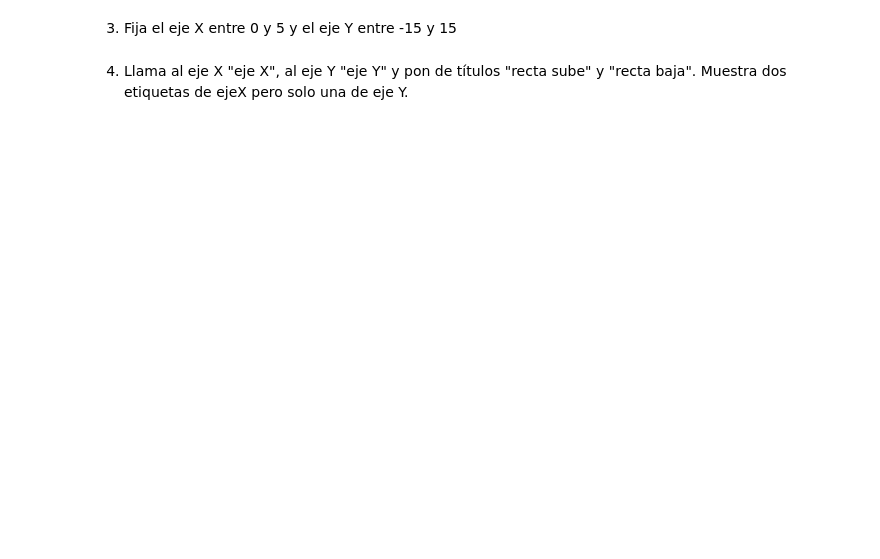
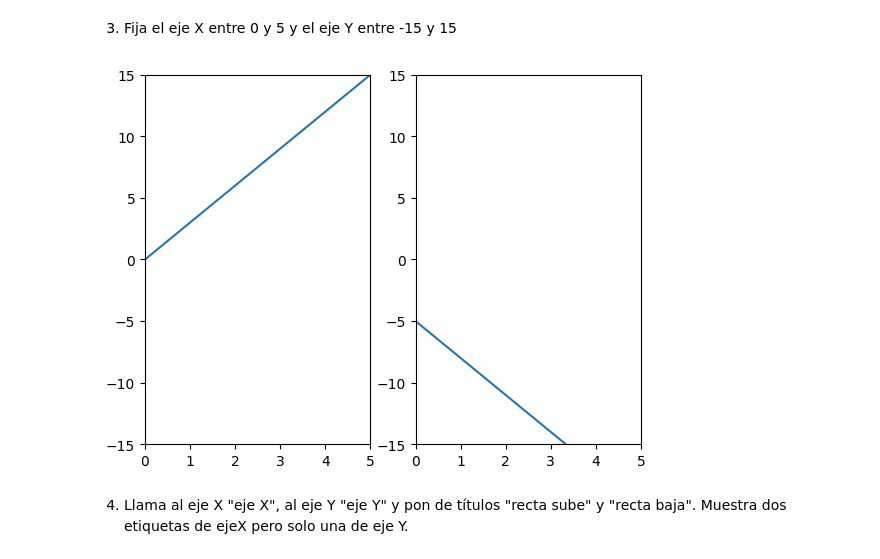
Before and after one commit to MikelTelo/dsft2409_mikeltelo, a Jupyter notebook: 2409_dsft_thebridge_core/2-Data_Analysis/6-Visualización/1-Matplotlib/ejercicios/ejercicios_Matplotlib.ipynb, the cells around one changed output. Cells and saved outputs as stored; diff of their text form; code cells hidden in the pictures; blank space fills up the shorter version.

```diff
--- a/2409_dsft_thebridge_core/2-Data_Analysis/6-Visualización/1-Matplotlib/ejercicios/ejercicios_Matplotlib.ipynb
+++ b/2409_dsft_thebridge_core/2-Data_Analysis/6-Visualización/1-Matplotlib/ejercicios/ejercicios_Matplotlib.ipynb
@@ -13,4 +56,16 @@ Elige la precisión en el eje X que desees.
 # %% [markdown]
 3. Fija el eje X entre 0 y 5 y el eje Y entre -15 y 15
+# %%
+plt.subplot(1,2,1)
+plt.plot(x, y1)
+plt.xlim(0,5)
+plt.ylim(-15,15)
+
+plt.subplot(1,2,2)
+plt.plot(x, y2)
+plt.xlim(0,5)
+plt.ylim(-15,15);
+# %% [output]
+[figure, added]
 # %% [markdown]
 4. Llama al eje X "eje X", al eje Y "eje Y" y pon de títulos "recta sube" y "recta baja". Muestra dos etiquetas de ejeX pero solo una de eje Y.
```
Also changed, not shown: parts of 32 cells of this notebook, 41 other files.
